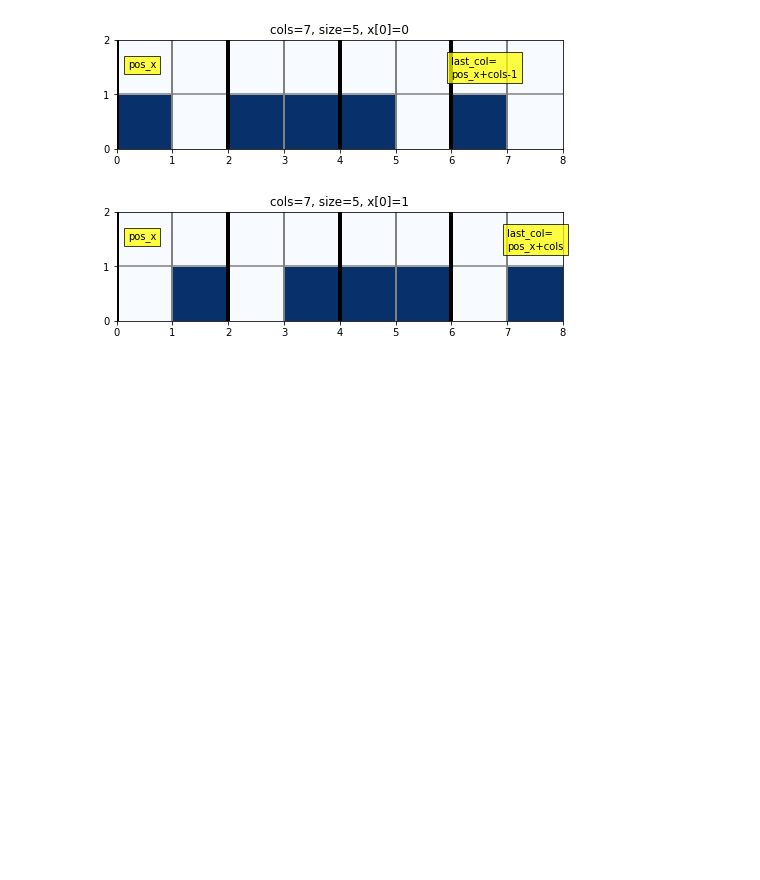
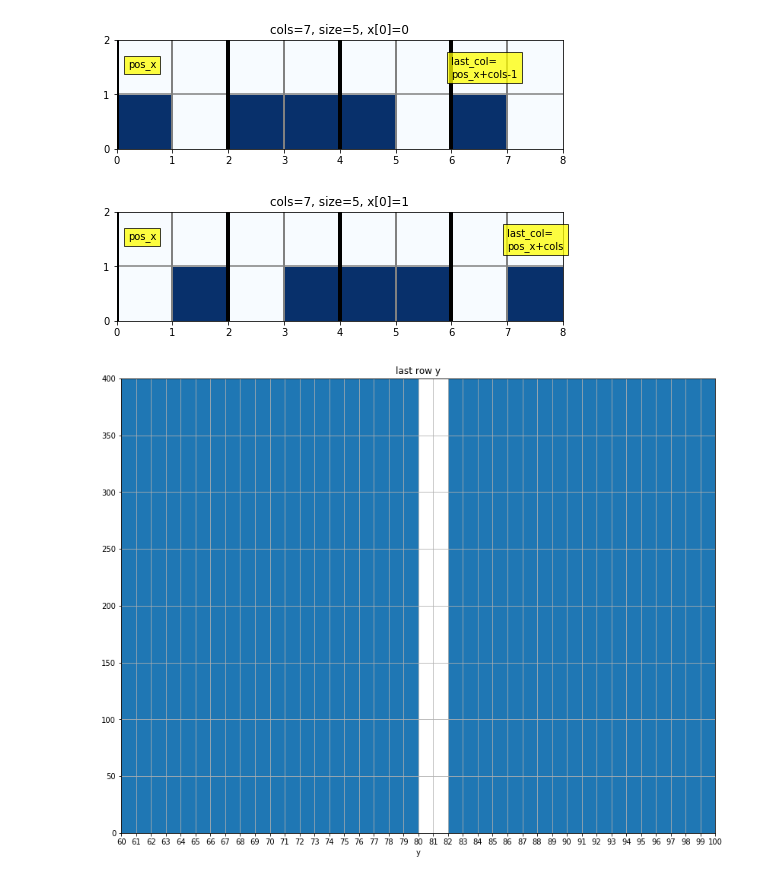
Before and after one commit to mmarchegiani/L1-BrokenClusters, a Jupyter notebook: module_selection.ipynb, the cells around one changed output. Cells and saved outputs as stored; diff of their text form; code cells hidden in the pictures; blank space fills up the shorter version.

```diff
--- a/module_selection.ipynb
+++ b/module_selection.ipynb
@@ -123,3 +124,22 @@ plot_grid(x)
 Plotting grid (7->5) events...
 [figure]
 [figure]
+# %%
+df_selected_y = df_grid.query('((pos_y < 79) & ((pos_y + rows - 1) < 79)) | (pos_y > 80)')
+# %%
+import numpy as np
+pos_y = df_selected_y['pos_y'].values
+rows = df_selected_y['rows'].values
+last_row = pos_y + rows
+
+fig0 = plt.figure(figsize=(14,11))
+ax0 = fig0.add_subplot(1,1,1)
+ax0.set_xticks(range(last_row.max()+1))
+ax0.grid(True)
+plt.hist(last_row, bins=last_row.max()-last_row.min())
+plt.axis([60, 100, 0, 400])
+plt.title("last row y")
+plt.xlabel("y")
+plt.show()
+# %% [output]
+[figure, added]
```
Also changed, not shown: parts of 9 cells of this notebook.
